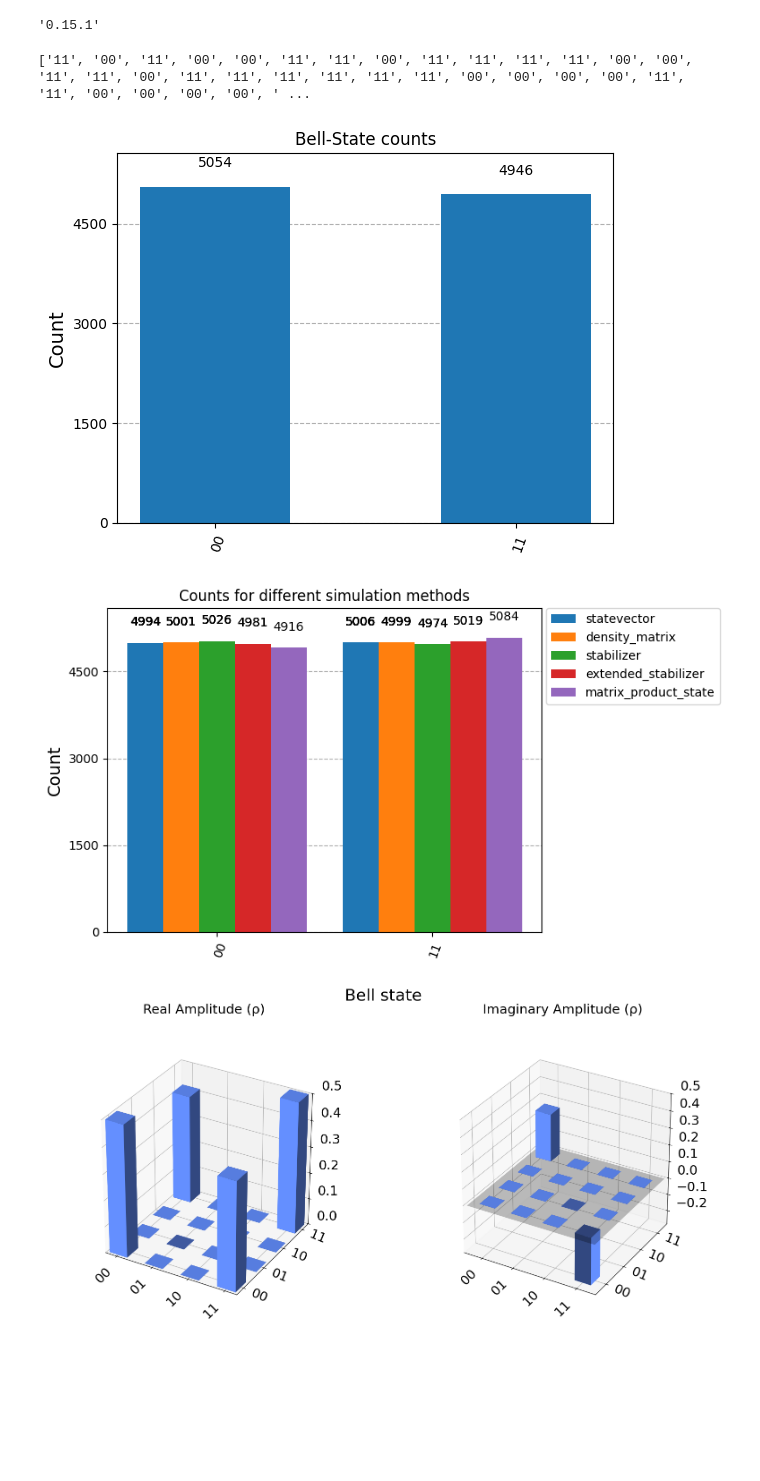
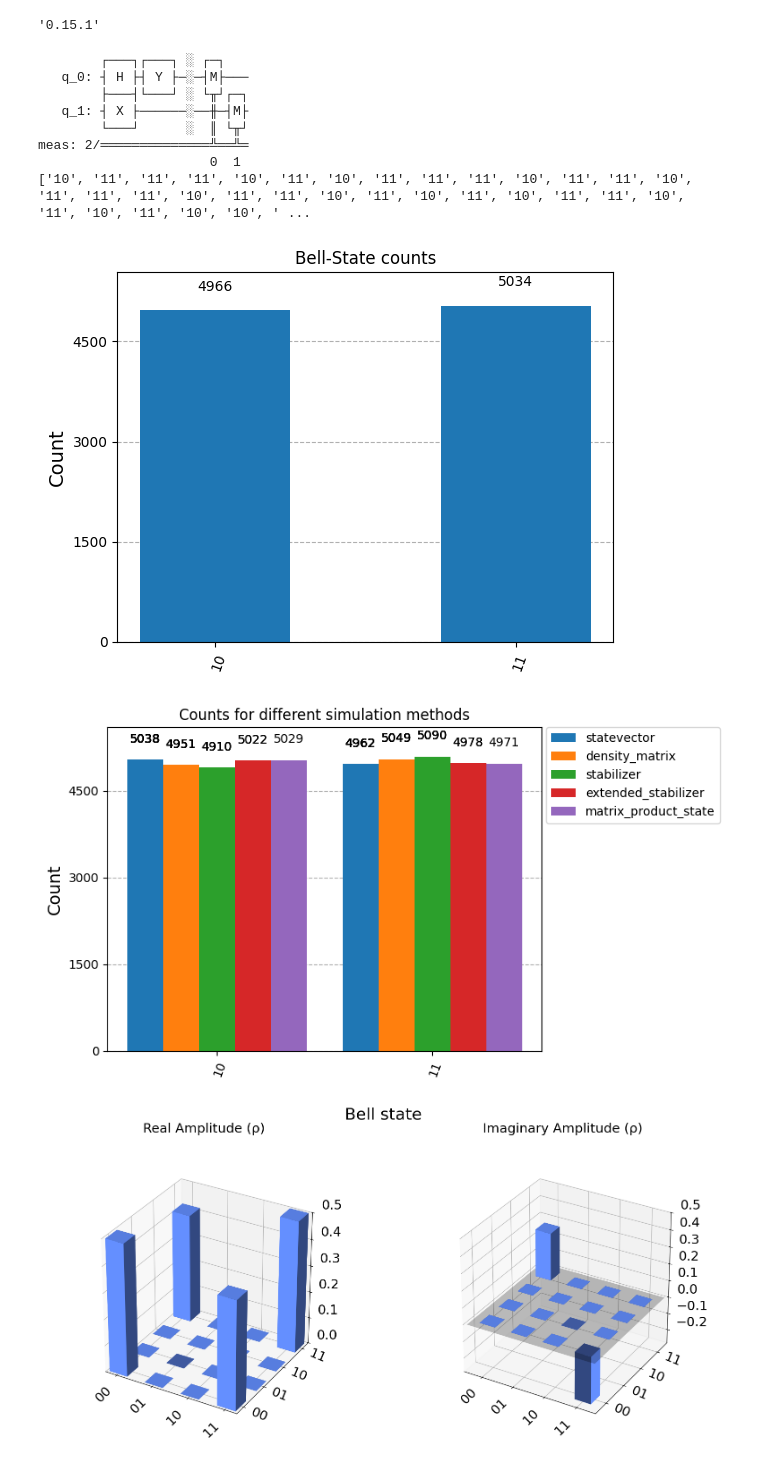
Before and after one commit to CW00D/NISQ_Optimisation_of_QFT, a Jupyter notebook: experiments/qiskit_testing.ipynb, the cells around one changed output. Saved outputs shown, nothing was run; the diff lists cells and outputs as text; code cells hidden in the pictures; blank space fills up the shorter version.

```diff
--- a/experiments/qiskit_testing.ipynb
+++ b/experiments/qiskit_testing.ipynb
@@ -18,23 +18,30 @@ simulator = AerSimulator()
 # %%
 # Create circuit
 circ = QuantumCircuit(2)
 circ.h(0)
-circ.cx(0, 1)
+circ.x(1)
+circ.y(0)
 circ.measure_all()
 
-# Transpile for simulator
-simulator = AerSimulator()
-circ = transpile(circ, simulator)
+print(circ)
 
 # Run and get counts
+simulator = AerSimulator()
 result = simulator.run(circ, shots=10000, memory=True).result()
 memory = result.get_memory(circ)
 counts = result.get_counts(circ)
 print(memory)
 plot_histogram(counts, title='Bell-State counts')
 # %% [output]
-['11', '00', '11', '00', '00', '11', '11', '00', '11', '11', '11', '11', '00', '00', '11', '11', '00', '11', '11', '11', '11', '11', '11', '00', '00', '00', '00', '11', '11', '00', '00', '00', '00', ' ...
+        ┌───┐┌───┐ ░ ┌─┐
+   q_0: ┤ H ├┤ Y ├─░─┤M├───
+        ├───┤└───┘ ░ └╥┘┌─┐
+   q_1: ┤ X ├──────░──╫─┤M├
+        └───┘      ░  ║ └╥┘
+meas: 2/══════════════╩══╩═
+                      0  1
+['10', '11', '11', '11', '10', '11', '10', '11', '11', '11', '10', '11', '11', '10', '11', '11', '11', '10', '11', '11', '10', '11', '10', '11', '10', '11', '11', '10', '11', '10', '11', '10', '10', ' ...
-[figure, old version]
+[figure, new version]
 # %%
 # Increase shots to reduce sampling variance
 shots = 10000
@@ -73,7 +80,7 @@ plot_histogram([ counts_statevector,counts_stabilizer ,counts_extstabilizer, cou
                legend=[ 'statevector',
                        'density_matrix','stabilizer','extended_stabilizer', 'matrix_product_state'])
 # %% [output]
-[figure, old version]
+[figure, new version]
 # %%
 # Construct quantum circuit without measure
 circ = QuantumCircuit(2)
```
Also changed, not shown: parts of 1 cell of this notebook, 1 other file.
